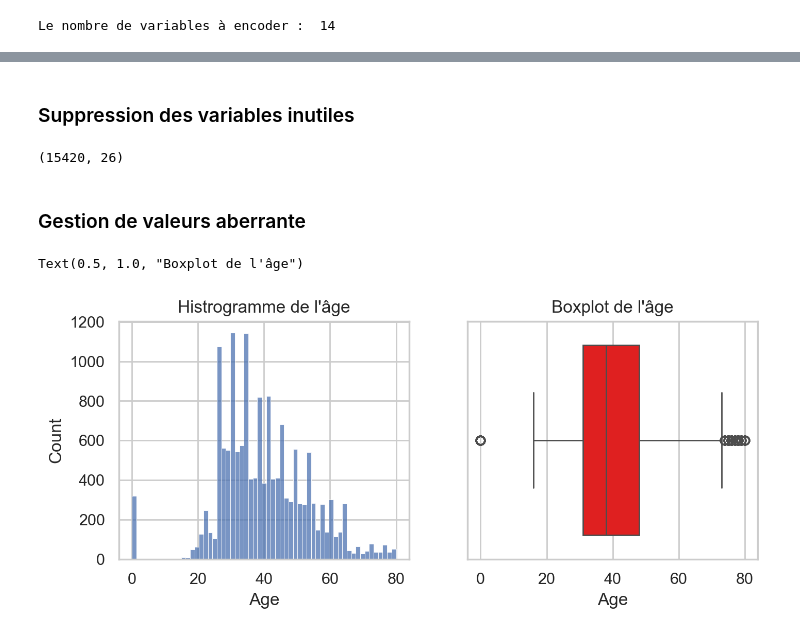
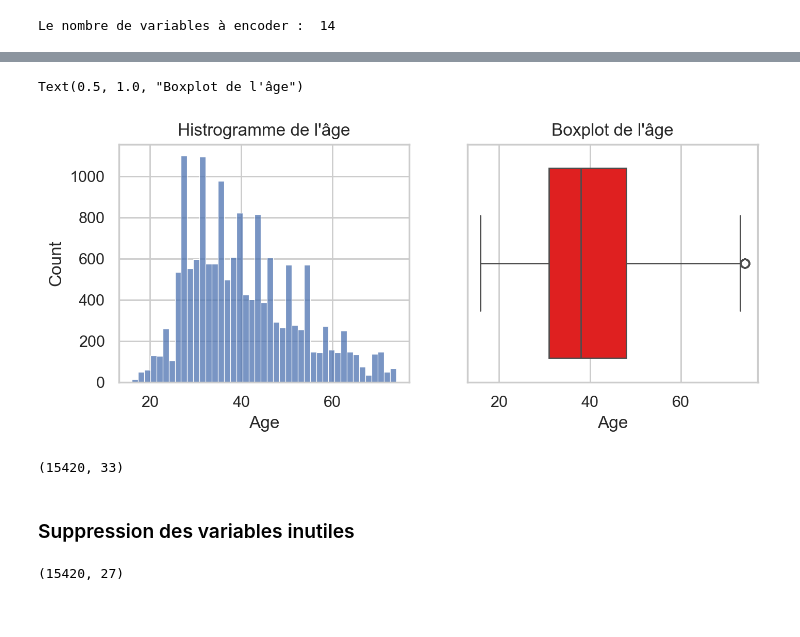
Before and after one commit to wendlassidakab/vehicle_insurance_fraud_detection, a Jupyter notebook: fraud_detection.ipynb, the cells around one changed output, grey strips where cells are left out. Saved outputs shown, nothing was run; the diff lists cells and outputs as text; code cells hidden in the pictures.

```diff
--- a/fraud_detection.ipynb
+++ b/fraud_detection.ipynb
@@ -739,7 +728,6 @@ basepolicy_label = {"Liability": 0, "Collision": 1, "All Perils": 2}
 df_clean['VehiclePrice'] = df_clean["VehiclePrice"].map(vehicleprice_label)
 df_clean['AgeOfVehicle'] = df_clean['AgeOfVehicle'].map(ageofvehicle_label)
 df_clean['BasePolicy'] = df_clean['BasePolicy'].map(basepolicy_label)
-df_clean['MaritalStatus'] = df_clean['MaritalStatus'].map(maritalstatus_labl)
 # %%
 df_clean2 = df_clean.copy()
 df_clean2.shape
@@ -760,6 +750,6 @@ print("Le nombre de variables à encoder : ", len(var_cat))
 # %% [output]
 Le nombre de variables à encoder :  14
 # %%
-df_clean3 = pd.get_dummies(df_clean3, columns=var_cat)
+df_clean3 = pd.get_dummies(df_clean2, columns=var_cat)
 df_clean3.shape
 # %% [output]
@@ -787,26 +821,37 @@ df_clean3.columns.to_list()
+# %%
+# Changer les 0 et les outliers en valeurs manquantes
+df_clean3["Age"] = df_clean3["Age"].apply(lambda x: np.nan if x == 0 or x > 74 else x)
+# %%
+# Application de la méthode d'imputation
+to_delete = ["Month", "DayOfWeek", "DayOfWeekClaimed", "MonthClaimed"]
+df_drop = df_clean3.drop(to_delete, axis=1)
+df_imputed = lightgbm_imputation(df_drop, "Age")
+# %%
+# Création de la grille
+fig, axes = plt.subplots(1, 2, figsize=(8, 3), dpi=200)
+axes = axes.flatten()
+
+# Histogramme
+sns.histplot(data=df_imputed, x="Age", ax=axes[0])
+axes[0].set_title("Histrogramme de l'âge")
+
+# Boxplot
+sns.boxplot(data=df_imputed, x="Age", ax=axes[1], color="red")
+axes[1].set_title("Boxplot de l'âge")
+# %% [output]
+Text(0.5, 1.0, "Boxplot de l'âge")
+[figure, added]
+# %%
+df_clean2["Age"] = df_clean3["Age"]
+df_clean2.shape
+# %% [output]
+(15420, 33)
 # %% [markdown]
 ### Suppression des variables inutiles
 # %%
-var_drop = ["Month", "WeekOfMonth", "DayOfWeek", "DayOfWeekClaimed", "WeekOfMonthClaimed", "PolicyNumber", "MonthClaimed"]
-df_clean3 = df_clean2.drop(columns=var_drop, axis=1)
-df_clean3.shape
+var_drop = ["WeekOfMonth", "DayOfWeek", "DayOfWeekClaimed", "WeekOfMonthClaimed", "PolicyNumber", "MonthClaimed"]
+df_clean4 = df_clean2.drop(columns=var_drop, axis=1)
+df_clean4.shape
 # %% [output]
-(15420, 26)
+(15420, 27)
-# %% [markdown]
-### Gestion de valeurs aberrante
-# %%
-# Création de la grille
-fig, axes = plt.subplots(1, 2, figsize=(8, 3), dpi=200)
-axes = axes.flatten()
-
-# Histogramme
-sns.histplot(data=df_clean3, x="Age", ax=axes[0])
-axes[0].set_title("Histrogramme de l'âge")
-
-# Boxplot
-sns.boxplot(data=df_clean3, x="Age", ax=axes[1], color="red")
-axes[1].set_title("Boxplot de l'âge")
-# %% [output]
-Text(0.5, 1.0, "Boxplot de l'âge")
-[figure]
 # %% [markdown]
```
Also changed, not shown: parts of 11 cells of this notebook.
